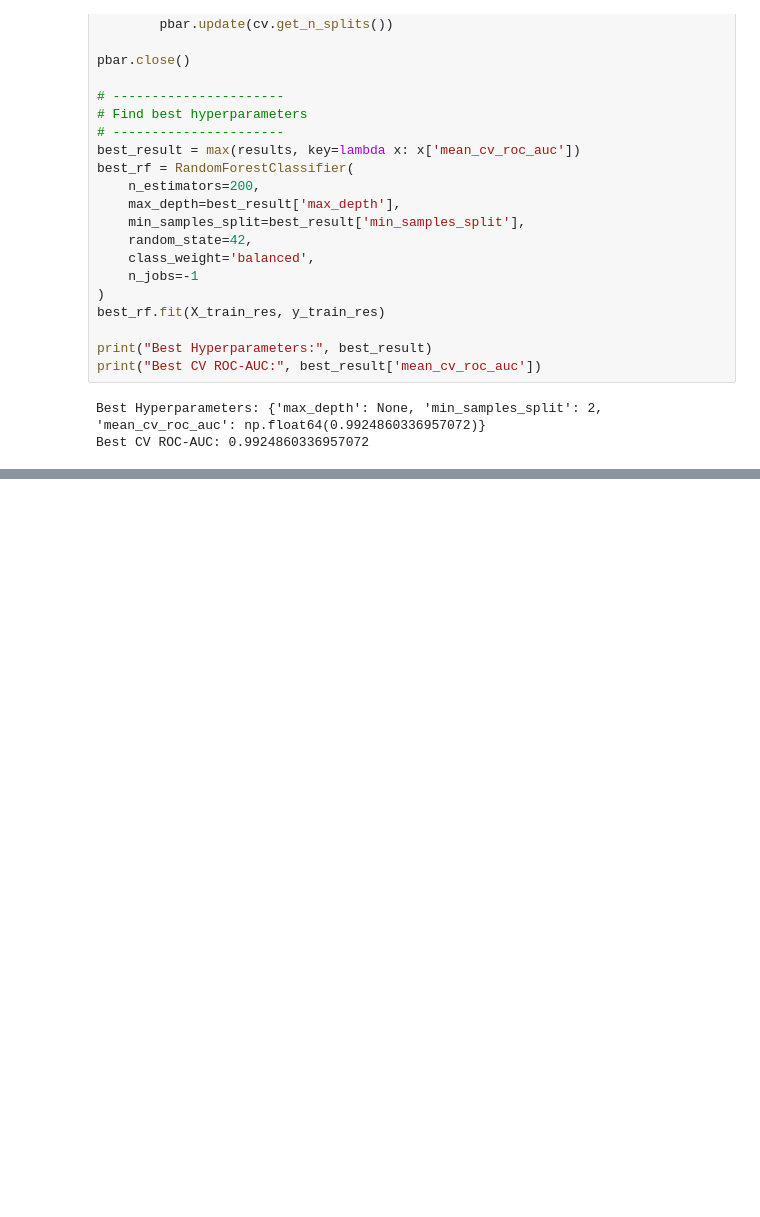
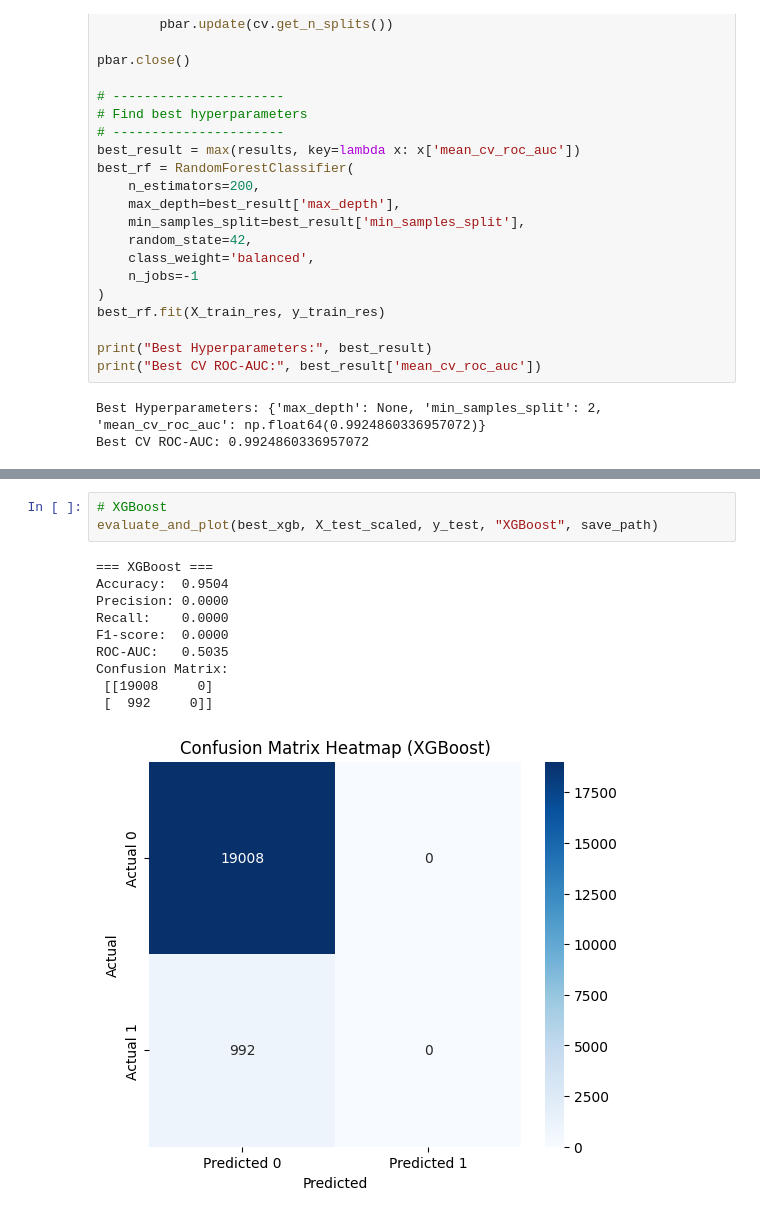
Before and after one commit to shrimpeu/Churn-Prediction-for-Credit-Card-Holders-Using-Predictive-Analytics, a Jupyter notebook: notebooks/reports/3_Model Training.ipynb, the cells around one changed output, grey strips where cells are left out. Saved outputs shown, nothing was run; the diff lists cells and outputs as text; blank space fills up the shorter version.

```diff
--- a/notebooks/reports/3_Model Training.ipynb
+++ b/notebooks/reports/3_Model Training.ipynb
@@ -302,0 +444,14 @@ weighted avg     0.9033    0.9504    0.9262     20000
+# %%
+# XGBoost
+evaluate_and_plot(best_xgb, X_test_scaled, y_test, "XGBoost", save_path)
+# %% [output]
+=== XGBoost ===
+Accuracy:  0.9504
+Precision: 0.0000
+Recall:    0.0000
+F1-score:  0.0000
+ROC-AUC:   0.5035
+Confusion Matrix:
+ [[19008     0]
+ [  992     0]]
+[figure, added]
```
Also changed, not shown: parts of 15 cells of this notebook, 2 other files.
